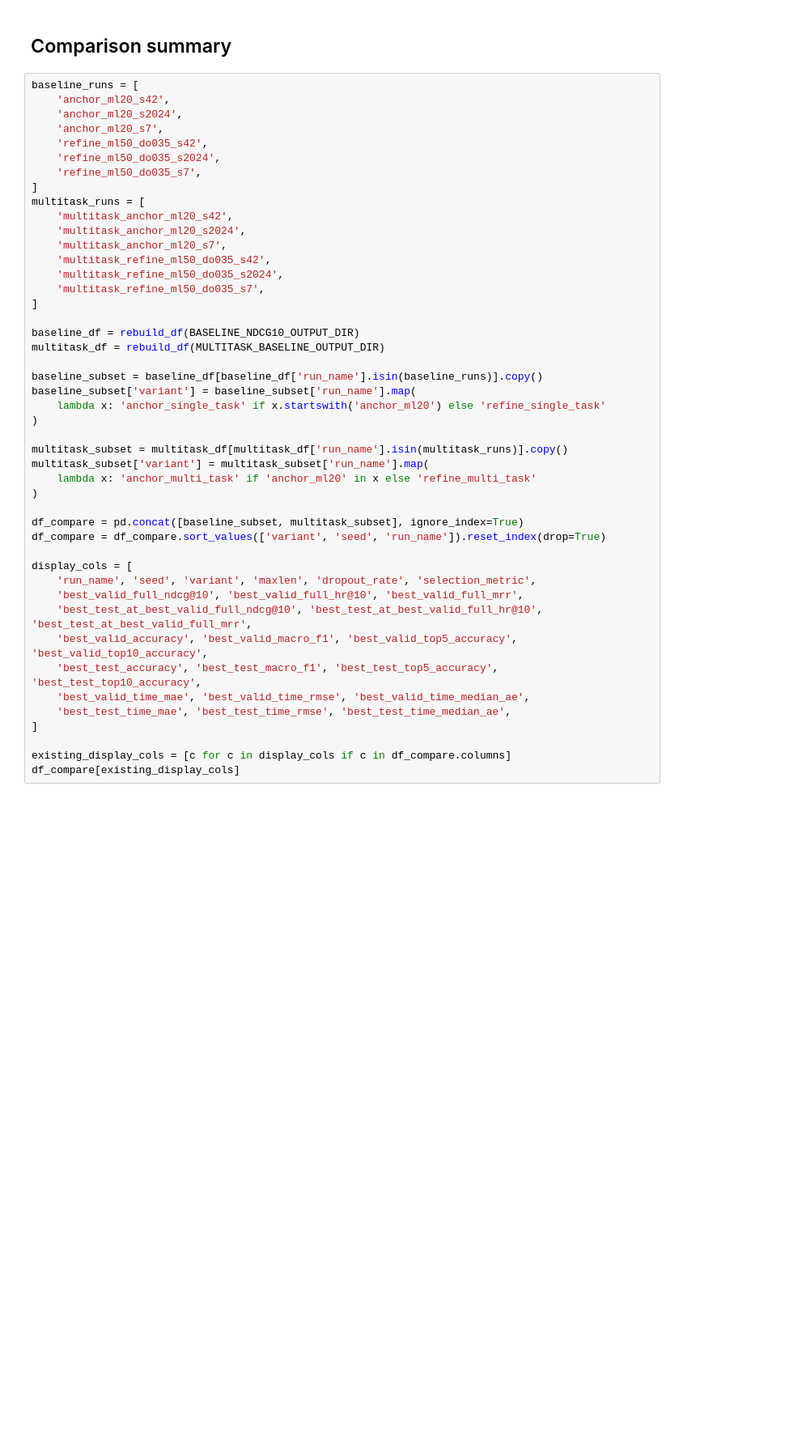
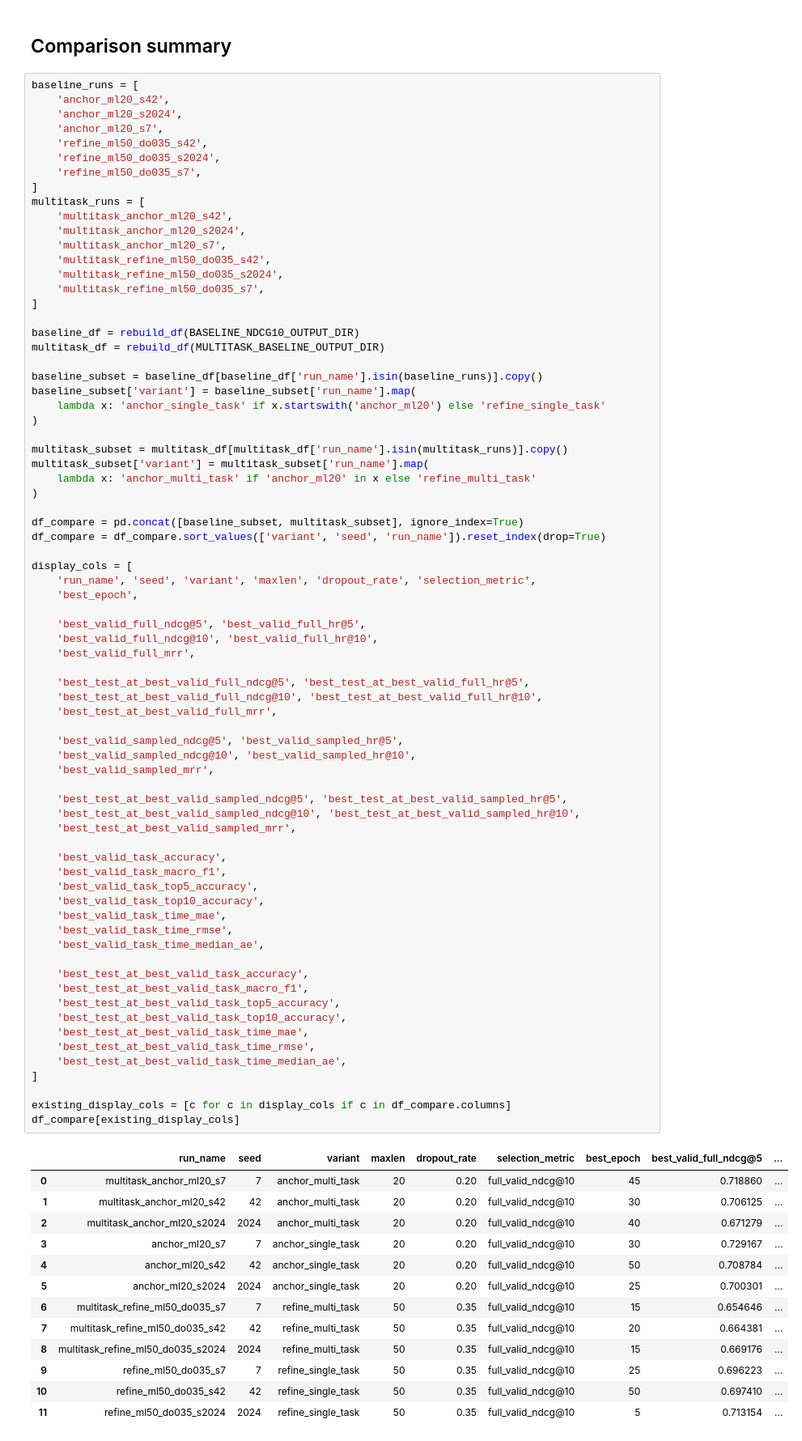
Before and after one commit to hwbuzz/time-aware-behavior-prediction, a Jupyter notebook: notebooks/sasrec_stage3_bpi2012_colab_train_02_260601.ipynb, the cells around one changed output. Shown at 81% size. Cells and saved outputs as stored; diff of their text form; blank space fills up the shorter version.

```diff
--- a/notebooks/sasrec_stage3_bpi2012_colab_train_02_260601.ipynb
+++ b/notebooks/sasrec_stage3_bpi2012_colab_train_02_260601.ipynb
@@ -374,38 +554,79 @@ multitask_runs = [
     'multitask_anchor_ml20_s42',
     'multitask_anchor_ml20_s2024',
     'multitask_anchor_ml20_s7',
     'multitask_refine_ml50_do035_s42',
     'multitask_refine_ml50_do035_s2024',
     'multitask_refine_ml50_do035_s7',
 ]
 
 baseline_df = rebuild_df(BASELINE_NDCG10_OUTPUT_DIR)
 multitask_df = rebuild_df(MULTITASK_BASELINE_OUTPUT_DIR)
 
 baseline_subset = baseline_df[baseline_df['run_name'].isin(baseline_runs)].copy()
 baseline_subset['variant'] = baseline_subset['run_name'].map(
     lambda x: 'anchor_single_task' if x.startswith('anchor_ml20') else 'refine_single_task'
 )
 
 multitask_subset = multitask_df[multitask_df['run_name'].isin(multitask_runs)].copy()
 multitask_subset['variant'] = multitask_subset['run_name'].map(
     lambda x: 'anchor_multi_task' if 'anchor_ml20' in x else 'refine_multi_task'
 )
 
 df_compare = pd.concat([baseline_subset, multitask_subset], ignore_index=True)
 df_compare = df_compare.sort_values(['variant', 'seed', 'run_name']).reset_index(drop=True)
 
 display_cols = [
     'run_name', 'seed', 'variant', 'maxlen', 'dropout_rate', 'selection_metric',
-    'best_valid_full_ndcg@10', 'best_valid_full_hr@10', 'best_valid_full_mrr',
-    'best_test_at_best_valid_full_ndcg@10', 'best_test_at_best_valid_full_hr@10', 'best_test_at_best_valid_full_mrr',
-    'best_valid_accuracy', 'best_valid_macro_f1', 'best_valid_top5_accuracy', 'best_valid_top10_accuracy',
-    'best_test_accuracy', 'best_test_macro_f1', 'best_test_top5_accuracy', 'best_test_top10_accuracy',
-    'best_valid_time_mae', 'best_valid_time_rmse', 'best_valid_time_median_ae',
-    'best_test_time_mae', 'best_test_time_rmse', 'best_test_time_median_ae',
+    'best_epoch',
+
+    'best_valid_full_ndcg@5', 'best_valid_full_hr@5',
+    'best_valid_full_ndcg@10', 'best_valid_full_hr@10',
+    'best_valid_full_mrr',
+
+    'best_test_at_best_valid_full_ndcg@5', 'best_test_at_best_valid_full_hr@5',
+    'best_test_at_best_valid_full_ndcg@10', 'best_test_at_best_valid_full_hr@10',
+    'best_test_at_best_valid_full_mrr',
+
+    'best_valid_sampled_ndcg@5', 'best_valid_sampled_hr@5',
+    'best_valid_sampled_ndcg@10', 'best_valid_sampled_hr@10',
+    'best_valid_sampled_mrr',
+
+    'best_test_at_best_valid_sampled_ndcg@5', 'best_test_at_best_valid_sampled_hr@5',
+    'best_test_at_best_valid_sampled_ndcg@10', 'best_test_at_best_valid_sampled_hr@10',
+    'best_test_at_best_valid_sampled_mrr',
+
+    'best_valid_task_accuracy',
+    'best_valid_task_macro_f1',
+    'best_valid_task_top5_accuracy',
+    'best_valid_task_top10_accuracy',
+    'best_valid_task_time_mae',
+    'best_valid_task_time_rmse',
+    'best_valid_task_time_median_ae',
+
+    'best_test_at_best_valid_task_accuracy',
+    'best_test_at_best_valid_task_macro_f1',
+    'best_test_at_best_valid_task_top5_accuracy',
+    'best_test_at_best_valid_task_top10_accuracy',
+    'best_test_at_best_valid_task_time_mae',
+    'best_test_at_best_valid_task_time_rmse',
+    'best_test_at_best_valid_task_time_median_ae',
 ]
 
 existing_display_cols = [c for c in display_cols if c in df_compare.columns]
 df_compare[existing_display_cols]
+# %% [output]
+|  | run_name | seed | variant | maxlen | dropout_rate | selection_metric | best_epoch | best_valid_full_ndcg@5 | ... |
+| 0 | multitask_anchor_ml20_s7 | 7 | anchor_multi_task | 20 | 0.20 | full_valid_ndcg@10 | 45 | 0.718860 | ... |
+| 1 | multitask_anchor_ml20_s42 | 42 | anchor_multi_task | 20 | 0.20 | full_valid_ndcg@10 | 30 | 0.706125 | ... |
+| 2 | multitask_anchor_ml20_s2024 | 2024 | anchor_multi_task | 20 | 0.20 | full_valid_ndcg@10 | 40 | 0.671279 | ... |
+| 3 | anchor_ml20_s7 | 7 | anchor_single_task | 20 | 0.20 | full_valid_ndcg@10 | 30 | 0.729167 | ... |
+| 4 | anchor_ml20_s42 | 42 | anchor_single_task | 20 | 0.20 | full_valid_ndcg@10 | 50 | 0.708784 | ... |
+| 5 | anchor_ml20_s2024 | 2024 | anchor_single_task | 20 | 0.20 | full_valid_ndcg@10 | 25 | 0.700301 | ... |
+| 6 | multitask_refine_ml50_do035_s7 | 7 | refine_multi_task | 50 | 0.35 | full_valid_ndcg@10 | 15 | 0.654646 | ... |
+| 7 | multitask_refine_ml50_do035_s42 | 42 | refine_multi_task | 50 | 0.35 | full_valid_ndcg@10 | 20 | 0.664381 | ... |
+| 8 | multitask_refine_ml50_do035_s2024 | 2024 | refine_multi_task | 50 | 0.35 | full_valid_ndcg@10 | 15 | 0.669176 | ... |
+| 9 | refine_ml50_do035_s7 | 7 | refine_single_task | 50 | 0.35 | full_valid_ndcg@10 | 25 | 0.696223 | ... |
+| 10 | refine_ml50_do035_s42 | 42 | refine_single_task | 50 | 0.35 | full_valid_ndcg@10 | 50 | 0.697410 | ... |
+| 11 | refine_ml50_do035_s2024 | 2024 | refine_single_task | 50 | 0.35 | full_valid_ndcg@10 | 5 | 0.713154 | ... |
 # %%
 summary_metric_cols = [
```
Also changed, not shown: parts of 18 cells of this notebook, 3 other files.
